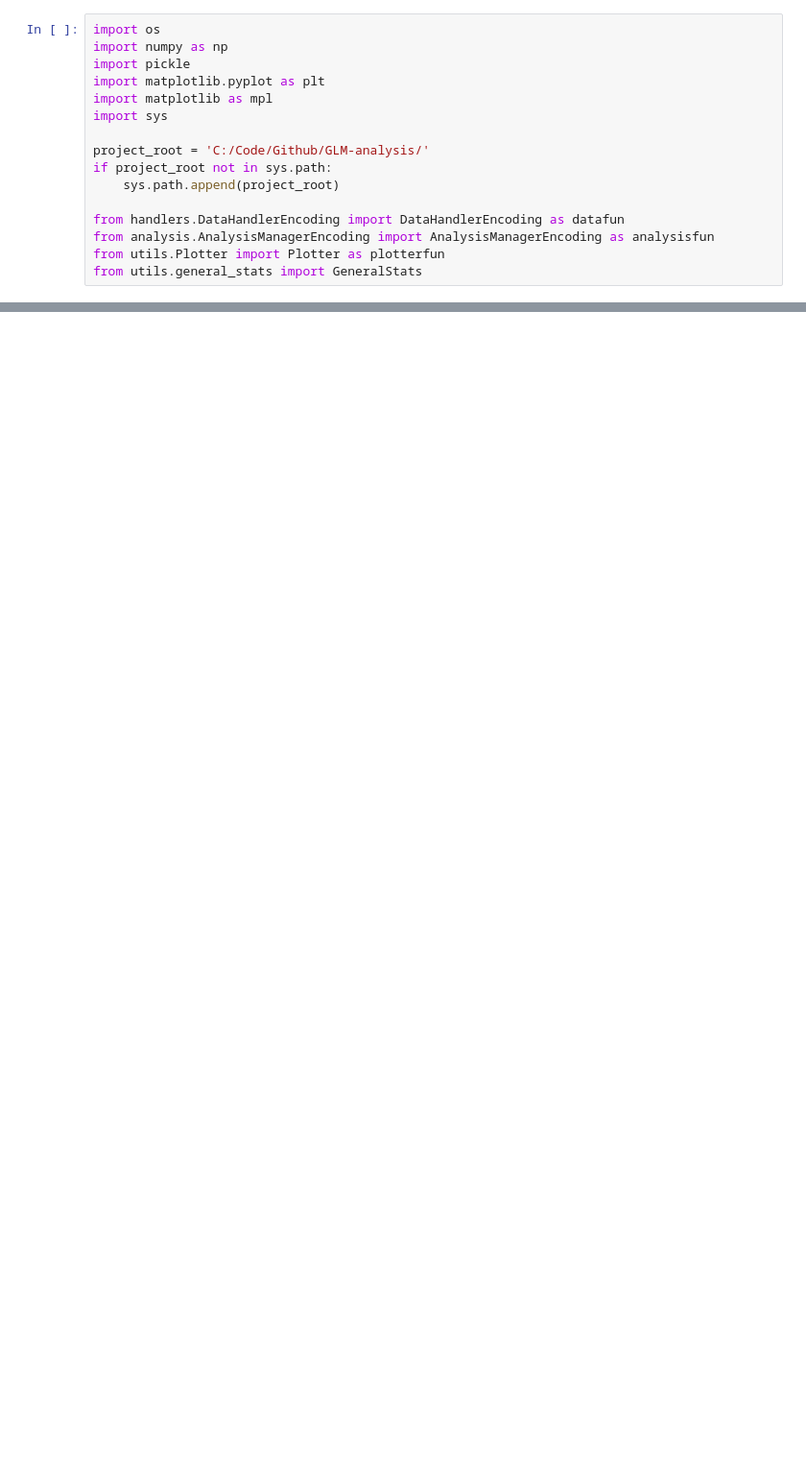
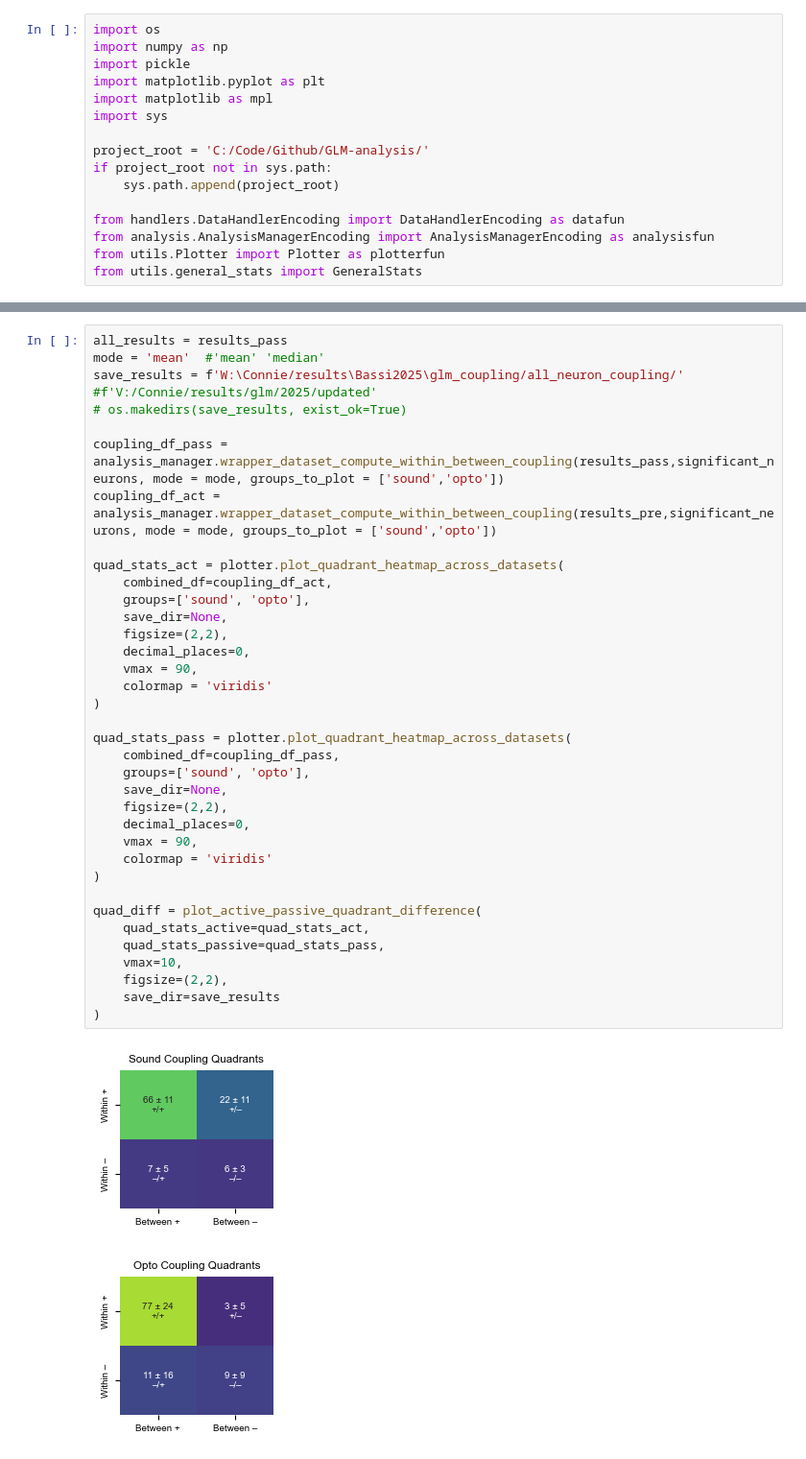
Before and after one commit to constanzabassi/GLM-analysis, a Jupyter notebook: notebooks/run_glm_encoding_analysis_all_neurons_coupling.ipynb, the cells around one changed output, grey strips where cells are left out. Shown at 96% size. Saved outputs shown, nothing was run; the diff lists cells and outputs as text; blank space fills up the shorter version.

```diff
--- a/notebooks/run_glm_encoding_analysis_all_neurons_coupling.ipynb
+++ b/notebooks/run_glm_encoding_analysis_all_neurons_coupling.ipynb
@@ -144,0 +299,39 @@ quad_stats = plotter.plot_quadrant_heatmap_across_datasets(
+# %%
+all_results = results_pass
+mode = 'mean'  #'mean' 'median'
+save_results = f'W:\Connie/results\Bassi2025\glm_coupling/all_neuron_coupling/' #f'V:/Connie/results/glm/2025/updated'
+# os.makedirs(save_results, exist_ok=True)
+
+coupling_df_pass = analysis_manager.wrapper_dataset_compute_within_between_coupling(results_pass,significant_neurons, mode = mode, groups_to_plot = ['sound','opto'])
+coupling_df_act = analysis_manager.wrapper_dataset_compute_within_between_coupling(results_pre,significant_neurons, mode = mode, groups_to_plot = ['sound','opto'])
+
+quad_stats_act = plotter.plot_quadrant_heatmap_across_datasets(
+    combined_df=coupling_df_act,
+    groups=['sound', 'opto'],
+    save_dir=None,
+    figsize=(2,2),
+    decimal_places=0,
+    vmax = 90,
+    colormap = 'viridis'
+)
+
+quad_stats_pass = plotter.plot_quadrant_heatmap_across_datasets(
+    combined_df=coupling_df_pass,
+    groups=['sound', 'opto'],
+    save_dir=None,
+    figsize=(2,2),
+    decimal_places=0,
+    vmax = 90,
+    colormap = 'viridis'
+)
+
+quad_diff = plot_active_passive_quadrant_difference(
+    quad_stats_active=quad_stats_act,
+    quad_stats_passive=quad_stats_pass,
+    vmax=10,
+    figsize=(2,2),
+    save_dir=save_results
+)
+# %% [output]
+[figure, added]
+[figure, added]
```
Also changed, not shown: parts of 7 cells of this notebook, 2 other files.
